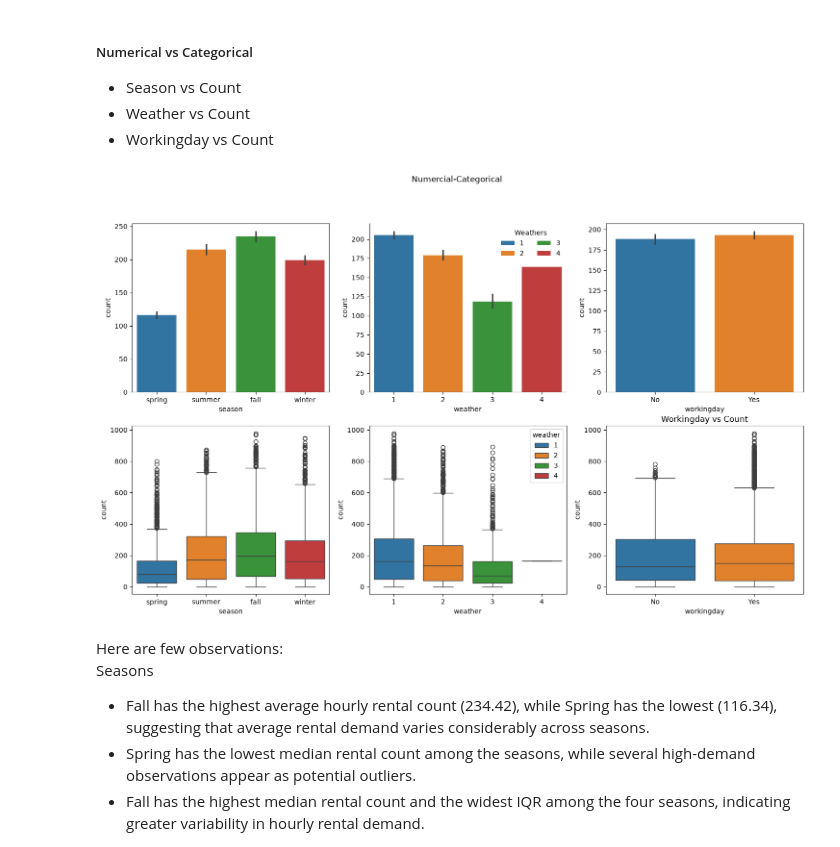
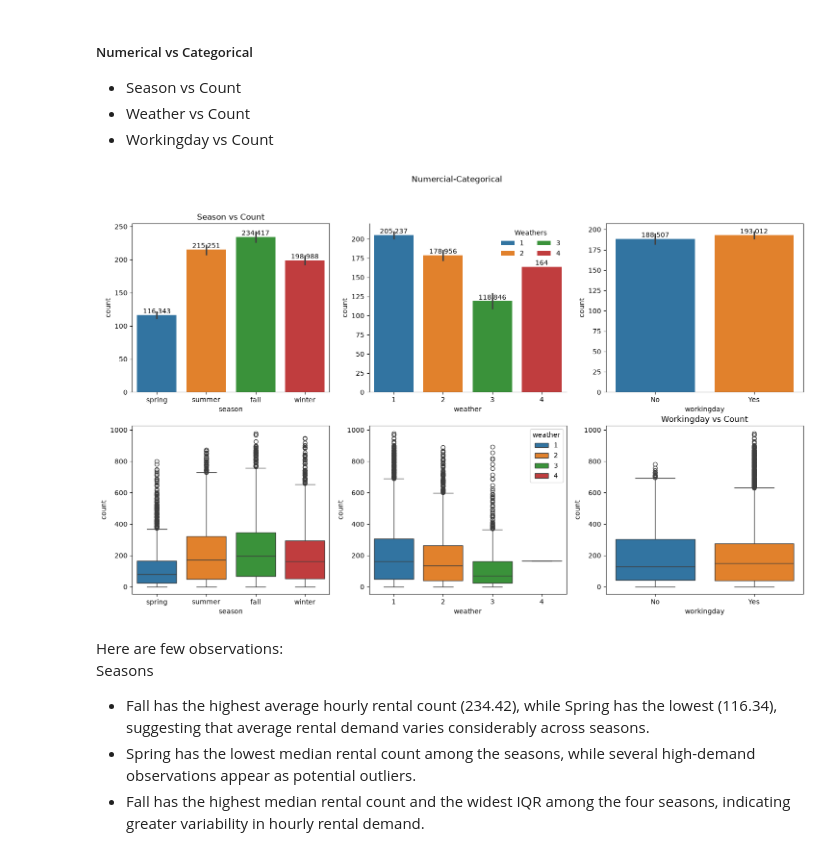
Before and after one commit to Yuvi977/Yulu-Bike-Sharing-Hypothesis-Testing, a Jupyter notebook: Business_Case_Yulu_Hypothesis_Testing.ipynb, the cells around one changed output. Saved outputs shown, nothing was run; the diff lists cells and outputs as text; code cells hidden in the pictures.

```diff
--- a/Business_Case_Yulu_Hypothesis_Testing.ipynb
+++ b/Business_Case_Yulu_Hypothesis_Testing.ipynb
@@ -317,42 +317,42 @@ Lets explore relationship between 2 variables now.
 # %%
 fig, axes = plt.subplots(2,3, figsize=(18,10))
 fig.suptitle("Numercial-Categorical")
 
-
-plt.title("Season vs Count")
 sns.barplot(data=df, x="season", y="count", hue="season", dodge=False, ax=axes[0,0])
-for container in ax.containers:
-  ax.bar_label(container)
+axes[0,0].set_title("Season vs Count")
+for container in axes[0,0].containers:
+  axes[0,0].bar_label(container)
 
 
 plt.title("Weather vs Count")
 sns.barplot(data=df, x="weather", y="count", hue="weather", dodge=False, ax=axes[0,1])
 axes[0,1].legend(title="Weathers", ncol=2, frameon=False)
 axes[0,1].spines[["top", "right"]].set_visible(False)
-for container in ax.containers:
-  ax.bar_label(container)
+for container in axes[0,1].containers:
+  axes[0,1].bar_label(container)
 
 
 plt.title("Workingday vs Count")
 sns.barplot(data=df, x="workingday", y="count", hue="workingday", dodge=False, ax=axes[0,2])
-for container in ax.containers:
-  ax.bar_label(container)
+for container in axes[0,2].containers:
+  axes[0,2].bar_label(container)
 
 
 plt.title("Season vs Count")
 sns.boxplot(data=df, x="season", y="count", hue="season", dodge=False, ax=axes[1,0])
+
 
 
 plt.title("Weather vs Count")
 sns.boxplot(data=df, x="weather", y="count", hue="weather", dodge=False, ax=axes[1,1])
 
 
 plt.title("Workingday vs Count")
 sns.boxplot(data=df, x="workingday", y="count", hue="workingday", dodge=False, ax=axes[1,2])
 
 plt.show()
 # %% [output]
-[figure, old version]
+[figure, new version]
 # %% [markdown]
 Here are few observations:
 Seasons
```
